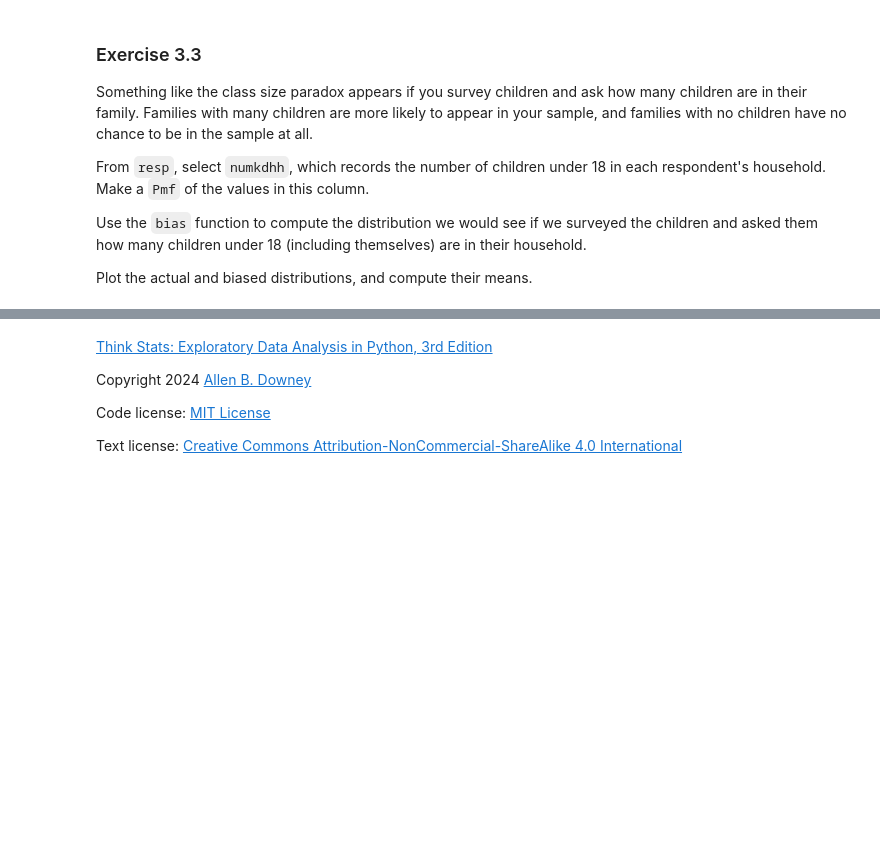
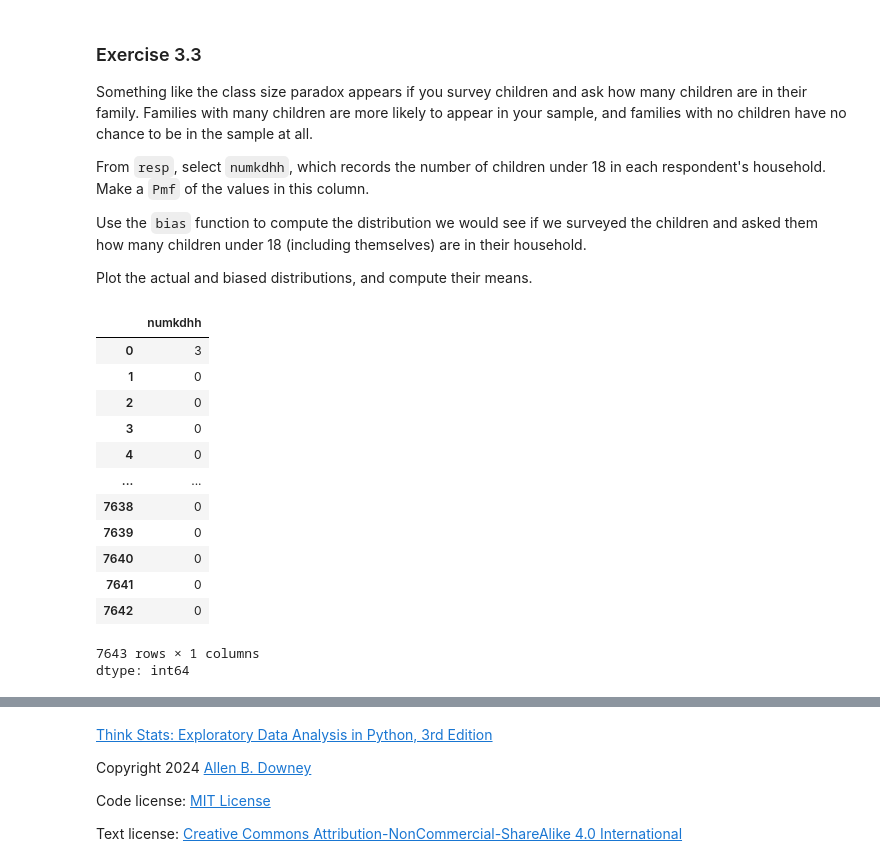
Before and after one commit to JoaoJimenez/Think_stats, a Jupyter notebook: nb/chap03.ipynb, the cells around one changed output, grey strips where cells are left out. Saved outputs shown, nothing was run; the diff lists cells and outputs as text; code cells hidden in the pictures; blank space fills up the shorter version.

```diff
--- a/nb/chap03.ipynb
+++ b/nb/chap03.ipynb
@@ -603,0 +599,17 @@ Plot the actual and biased distributions, and compute their means.
+# %%
+num_child
+# %% [output]
+|  | numkdhh |
+| 0 | 3 |
+| 1 | 0 |
+| 2 | 0 |
+| 3 | 0 |
+| 4 | 0 |
+| ... | ... |
+| 7638 | 0 |
+| 7639 | 0 |
+| 7640 | 0 |
+| 7641 | 0 |
+| 7642 | 0 |
+7643 rows × 1 columns
+dtype: int64
```
Also changed, not shown: parts of 17 cells of this notebook.
